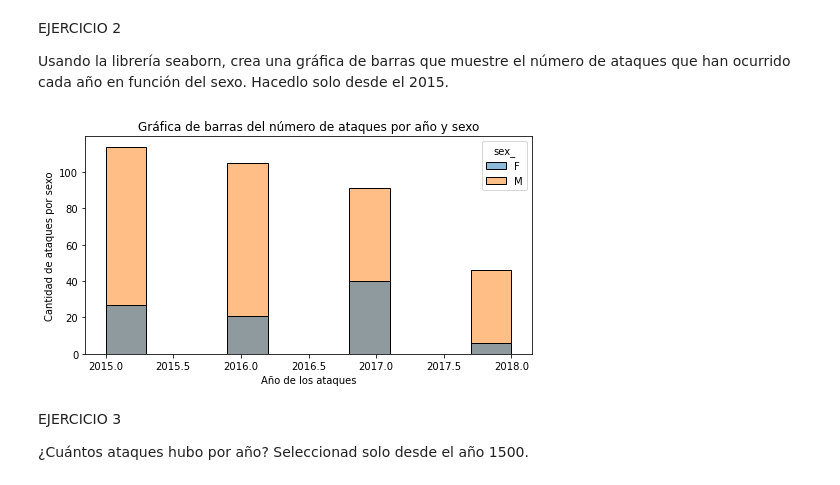
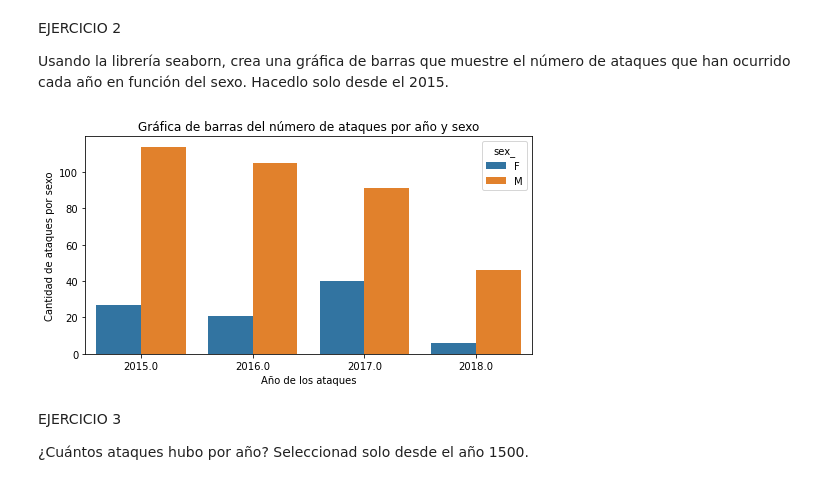
Before and after one commit to Adalab/DA-promo-b-modulo-2-sprint-1-Anais-Ana-Yadira, a Jupyter notebook: visualización/pair-programmin-vizualizacion-3-seaborn/pair-programmin-vizualizacion-3-seaborn.ipynb, the cells around one changed output. Cells and saved outputs as stored; diff of their text form; code cells hidden in the pictures.

```diff
--- a/visualización/pair-programmin-vizualizacion-3-seaborn/pair-programmin-vizualizacion-3-seaborn.ipynb
+++ b/visualización/pair-programmin-vizualizacion-3-seaborn/pair-programmin-vizualizacion-3-seaborn.ipynb
@@ -79,12 +75,12 @@ EJERCICIO 2
 Usando la librería seaborn, crea una gráfica de barras que muestre el número de ataques que han ocurrido cada año en función del sexo. Hacedlo solo desde el 2015.
 # %%
 plt.figure(figsize =(8,4))
-fig = sns.histplot(x='year', data = df_2015,hue = 'sex_')
+fig = sns.countplot(x='year', data = df_2015, hue = 'sex_')
 fig.set(xlabel='Año de los ataques', ylabel = 'Cantidad de ataques por sexo')
 fig.set_title('Gráfica de barras del número de ataques por año y sexo')
 plt.show()
 # %% [output]
-[figure, old version]
+[figure, new version]
 # %% [markdown]
 EJERCICIO 3
 
```
Also changed, not shown: parts of 13 cells of this notebook.
